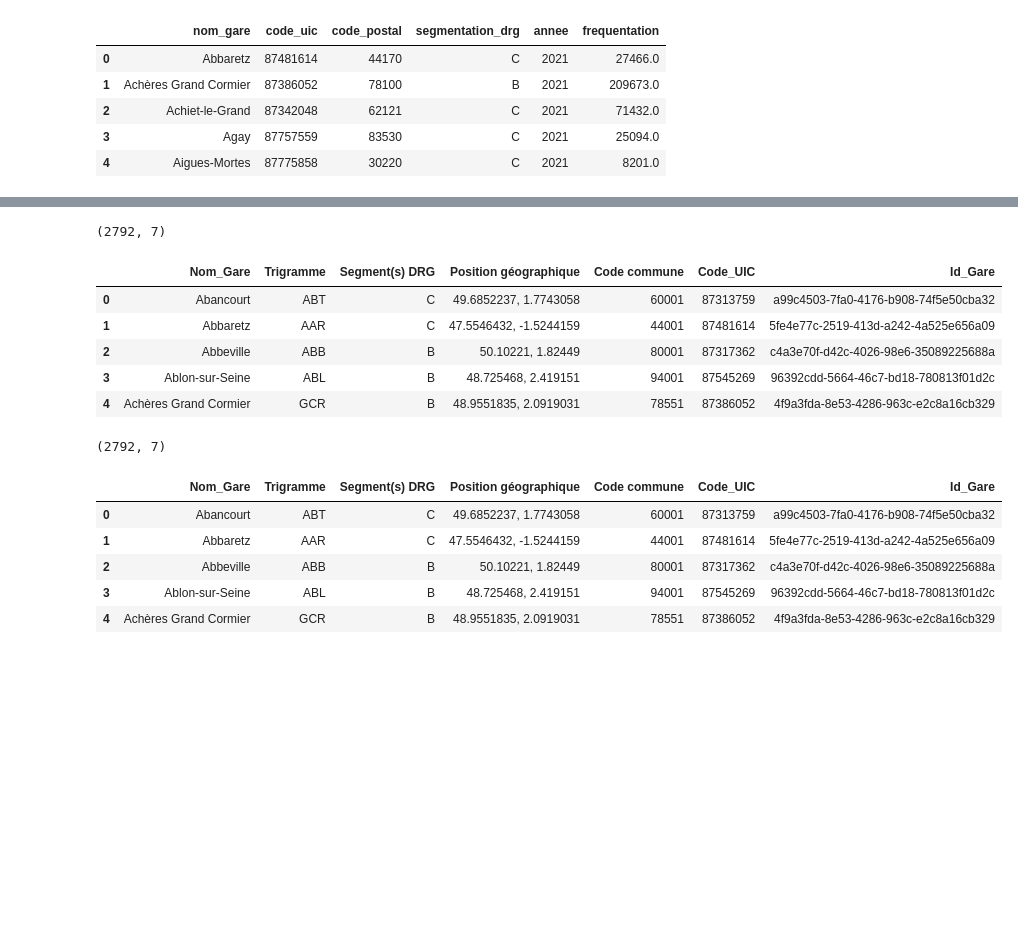
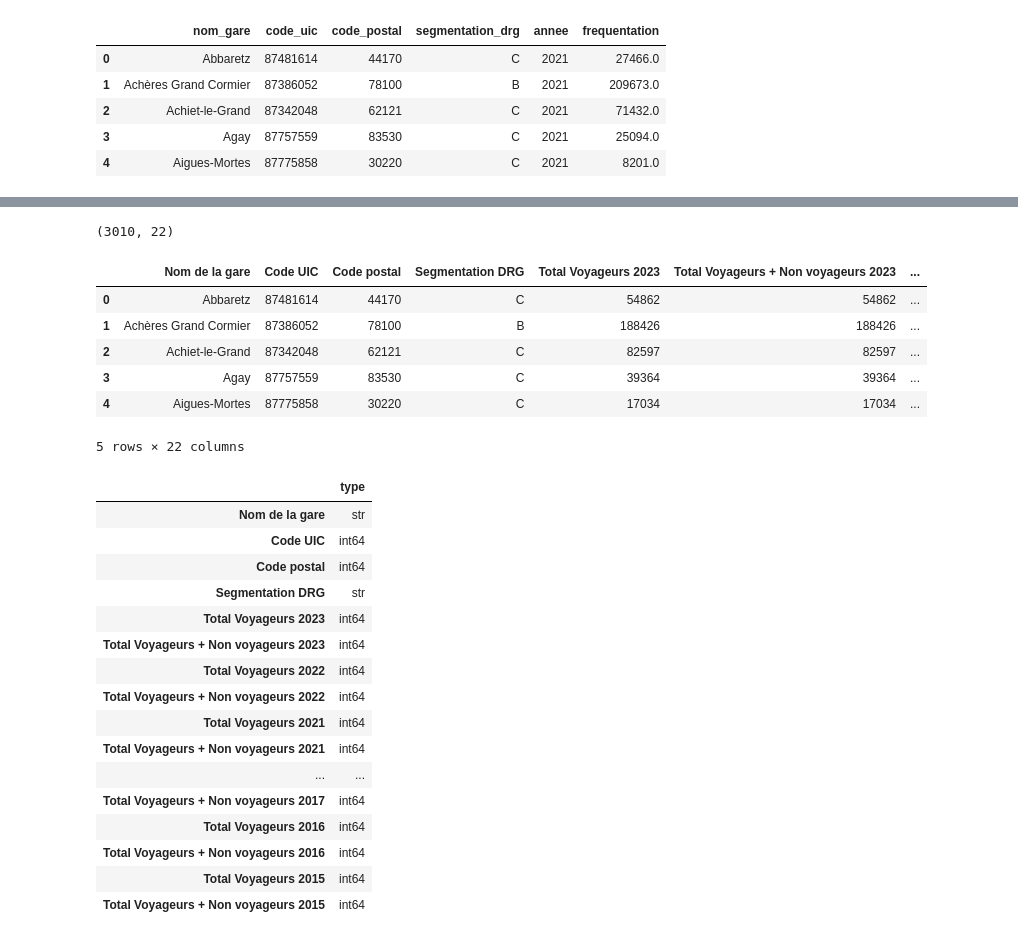
Before and after one commit to eleonoresamson3-alt/le-rail-suit-il-la-France-qui-grandit-, a Jupyter notebook: notebooks/01_collecte.ipynb, the cells around one changed output, grey strips where cells are left out. Drawn from its saved outputs; the diff is of its cells as text; code cells hidden in the pictures; blank space fills up the shorter version.

Commit message:
notebook 01 appel fonction et correction chemin enregistrement clean

```diff
--- a/notebooks/01_collecte.ipynb
+++ b/notebooks/01_collecte.ipynb
@@ -55,28 +149,37 @@ display(df_test.head())
 # %%
-from src.collecte import get_gares
-from src.nettoyage import clean_gares
+# On récupère le fichier brut en appelant la fonction get_frequentation depuis src.collecte
+from src.collecte import get_frequentation
 
-df_test = get_gares()
+frequentation = get_frequentation()
 
-print(df_test.shape)
-display(df_test.head())
-
-df_test = clean_gares(get_gares())
-
-print(df_test.shape)
-display(df_test.head())
+# On affiche les dimensions du fichier, les premières lignes et les types des variables
+print(frequentation.shape)
+display(frequentation.head())
+resume = frequentation.dtypes.to_frame("type")
+display(resume)
 # %% [output]
-(2792, 7)
+(3010, 22)
-|  | Nom_Gare | Trigramme | Segment(s) DRG | Position géographique | Code commune | Code_UIC | Id_Gare |
-| 0 | Abancourt | ABT | C | 49.6852237, 1.7743058 | 60001 | 87313759 | a99c4503-7fa0-4176-b908-74f5e50cba32 |
-| 1 | Abbaretz | AAR | C | 47.5546432, -1.5244159 | 44001 | 87481614 | 5fe4e77c-2519-413d-a242-4a525e656a09 |
-| 2 | Abbeville | ABB | B | 50.10221, 1.82449 | 80001 | 87317362 | c4a3e70f-d42c-4026-98e6-35089225688a |
-| 3 | Ablon-sur-Seine | ABL | B | 48.725468, 2.419151 | 94001 | 87545269 | 96392cdd-5664-46c7-bd18-780813f01d2c |
-| 4 | Achères Grand Cormier | GCR | B | 48.9551835, 2.0919031 | 78551 | 87386052 | 4f9a3fda-8e53-4286-963c-e2c8a16cb329 |
+|  | Nom de la gare | Code UIC | Code postal | Segmentation DRG | Total Voyageurs 2023 | Total Voyageurs + Non voyageurs 2023 | ... |
+| 0 | Abbaretz | 87481614 | 44170 | C | 54862 | 54862 | ... |
+| 1 | Achères Grand Cormier | 87386052 | 78100 | B | 188426 | 188426 | ... |
+| 2 | Achiet-le-Grand | 87342048 | 62121 | C | 82597 | 82597 | ... |
+| 3 | Agay | 87757559 | 83530 | C | 39364 | 39364 | ... |
+| 4 | Aigues-Mortes | 87775858 | 30220 | C | 17034 | 17034 | ... |
-(2792, 7)
+5 rows × 22 columns
-|  | Nom_Gare | Trigramme | Segment(s) DRG | Position géographique | Code commune | Code_UIC | Id_Gare |
-| 0 | Abancourt | ABT | C | 49.6852237, 1.7743058 | 60001 | 87313759 | a99c4503-7fa0-4176-b908-74f5e50cba32 |
-| 1 | Abbaretz | AAR | C | 47.5546432, -1.5244159 | 44001 | 87481614 | 5fe4e77c-2519-413d-a242-4a525e656a09 |
-| 2 | Abbeville | ABB | B | 50.10221, 1.82449 | 80001 | 87317362 | c4a3e70f-d42c-4026-98e6-35089225688a |
-| 3 | Ablon-sur-Seine | ABL | B | 48.725468, 2.419151 | 94001 | 87545269 | 96392cdd-5664-46c7-bd18-780813f01d2c |
-| 4 | Achères Grand Cormier | GCR | B | 48.9551835, 2.0919031 | 78551 | 87386052 | 4f9a3fda-8e53-4286-963c-e2c8a16cb329 |
+|  | type |
+| Nom de la gare | str |
+| Code UIC | int64 |
+| Code postal | int64 |
+| Segmentation DRG | str |
+| Total Voyageurs 2023 | int64 |
+| Total Voyageurs + Non voyageurs 2023 | int64 |
+| Total Voyageurs 2022 | int64 |
+| Total Voyageurs + Non voyageurs 2022 | int64 |
+| Total Voyageurs 2021 | int64 |
+| Total Voyageurs + Non voyageurs 2021 | int64 |
+| ... | ... |
+| Total Voyageurs + Non voyageurs 2017 | int64 |
+| Total Voyageurs 2016 | int64 |
+| Total Voyageurs + Non voyageurs 2016 | int64 |
+| Total Voyageurs 2015 | int64 |
+| Total Voyageurs + Non voyageurs 2015 | int64 |
```
Also changed, not shown: parts of 10 cells of this notebook, 2 other files.
